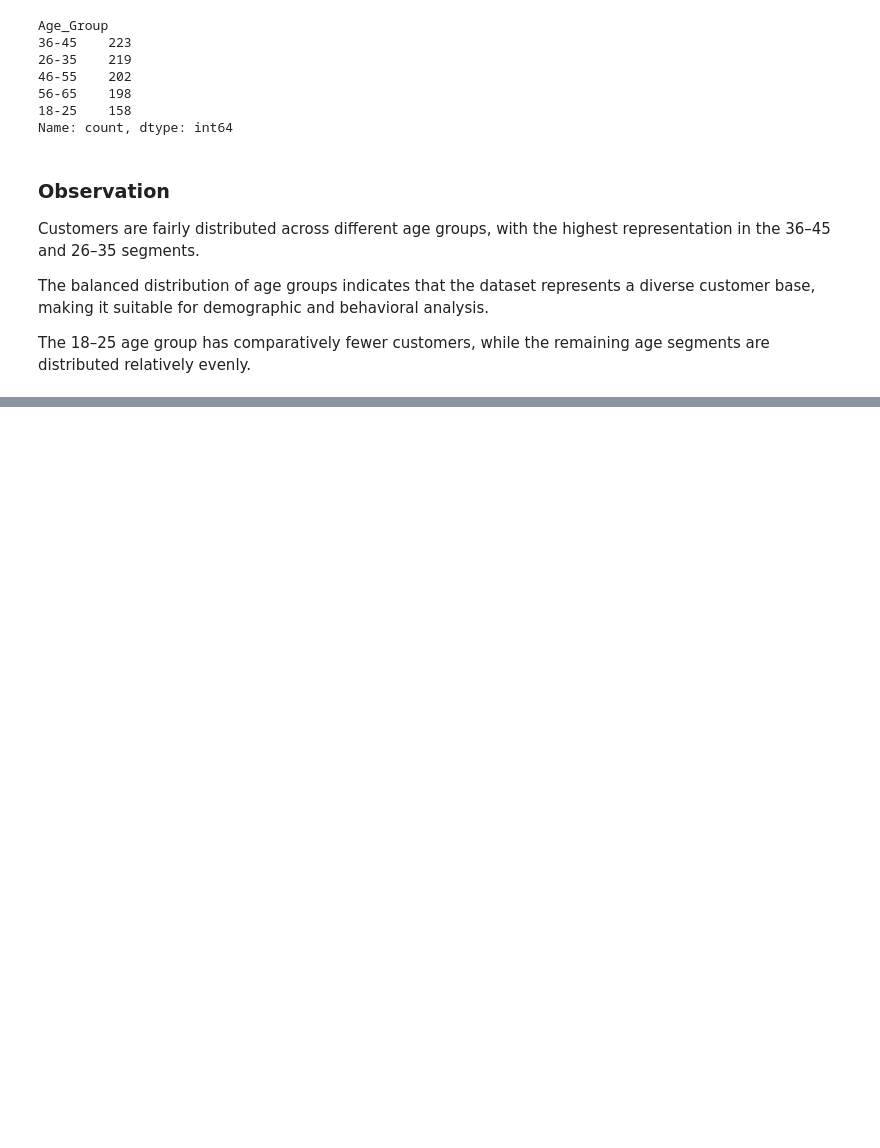
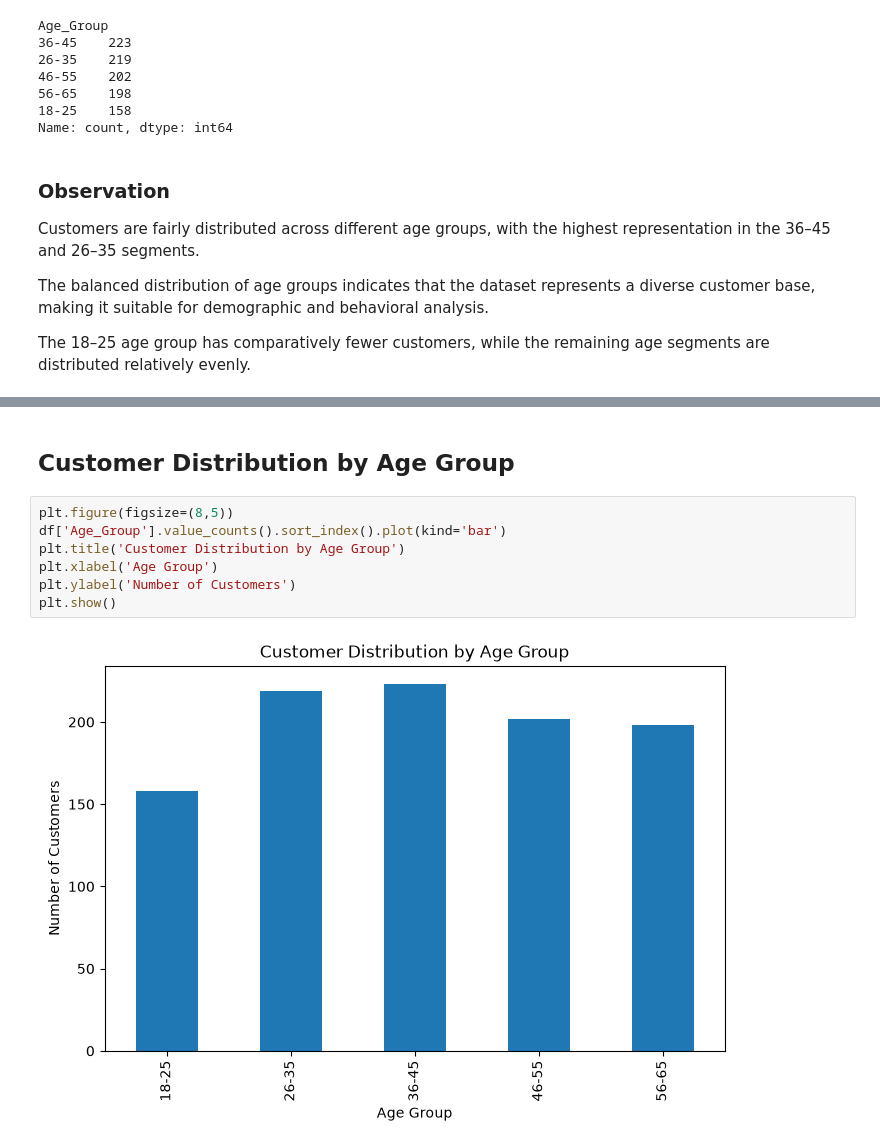
Before and after one commit to Sunita-lab/ApexPlanet-Internship-Ecommerce-Customer-Analytics, a Jupyter notebook: task 02 - EDA and business analytics/eda_and_business_analytics.ipynb, the cells around one changed output, grey strips where cells are left out. Saved outputs shown, nothing was run; the diff lists cells and outputs as text; blank space fills up the shorter version.

```diff
--- a/task 02 - EDA and business analytics/eda_and_business_analytics.ipynb
+++ b/task 02 - EDA and business analytics/eda_and_business_analytics.ipynb
@@ -262,0 +298,11 @@ The 18–25 age group has comparatively fewer customers, while the remaining age
+# %% [markdown]
+## Customer Distribution by Age Group
+# %%
+plt.figure(figsize=(8,5))
+df['Age_Group'].value_counts().sort_index().plot(kind='bar')
+plt.title('Customer Distribution by Age Group')
+plt.xlabel('Age Group')
+plt.ylabel('Number of Customers')
+plt.show()
+# %% [output]
+[figure, added]
```
Also changed, not shown: parts of 71 cells of this notebook.
